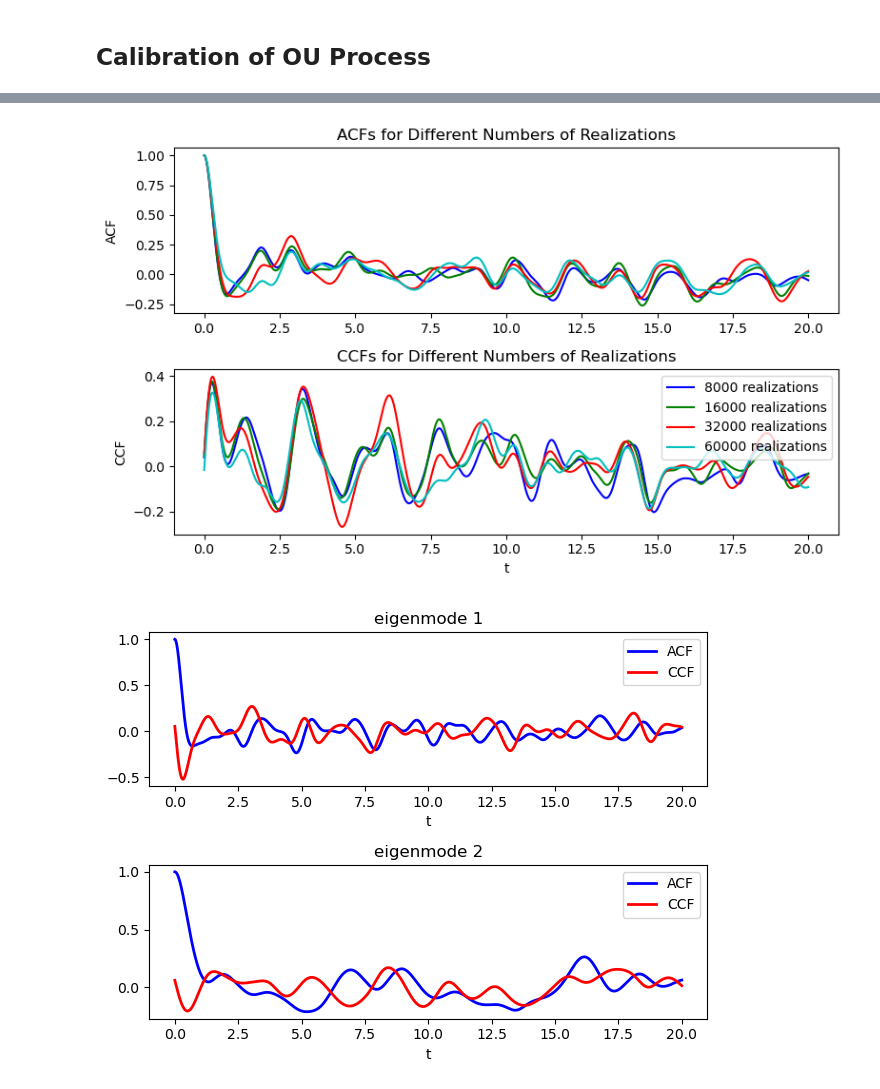
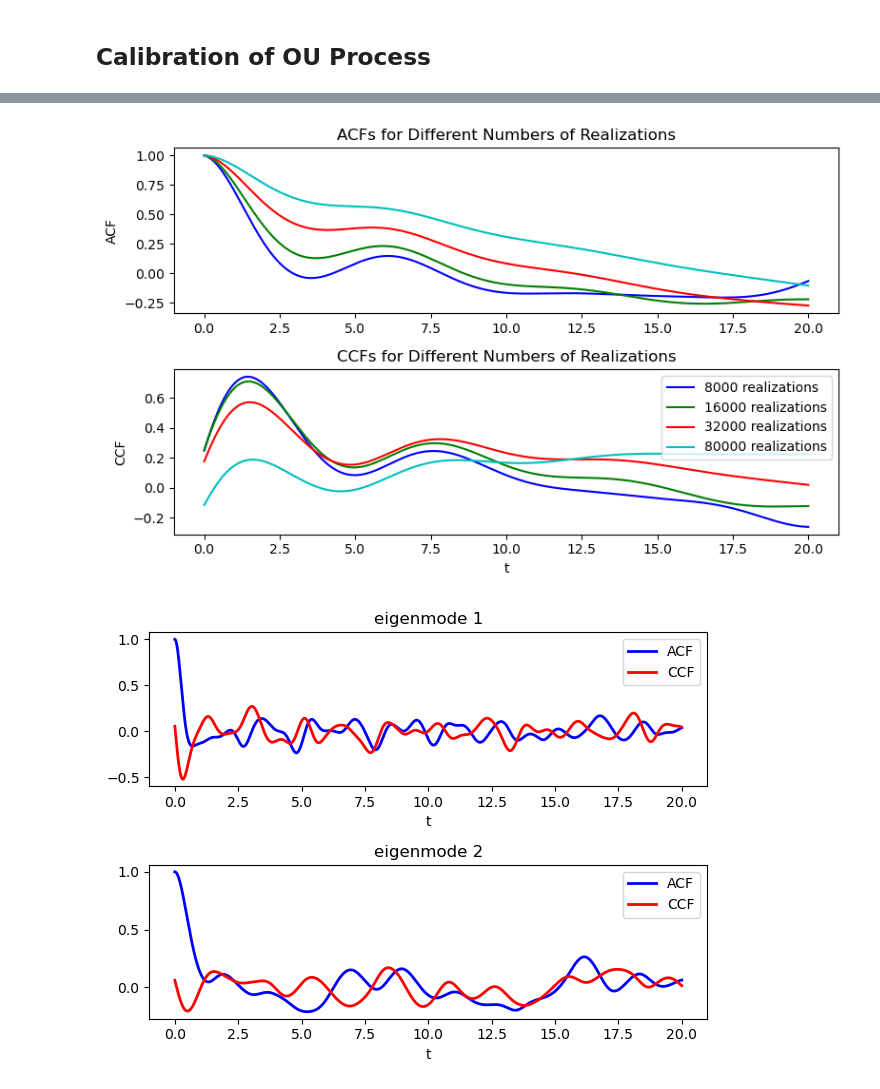
Before and after one commit to zhongruiw/LagrangianDA, a Jupyter notebook: code/LSM_K16.ipynb, the cells around one changed output, grey strips where cells are left out. Drawn from its saved outputs; the diff is of its cells as text; code cells hidden in the pictures.

```diff
--- a/code/LSM_K16.ipynb
+++ b/code/LSM_K16.ipynb
@@ -14,7 +14,7 @@ np.random.seed(2024)
 ## load data
 # %%
 # load data
-data_path = '/Users/ree/Documents/Research/Proj_1_LangrangeDA/code/qg_2layer_topo/QG_DATA_topo10_beta22_K16.mat'
+data_path = '/Users/ree/Documents/Research/Proj_1_LangrangeDA/code/qg_2layer_topo/QG_DATA_topo10_nu4e-13_beta60_K16.mat'
 with h5py.File(data_path, 'r') as file:
 #     print("Keys: %s" % file.keys())
     psi1_hat_t = np.transpose(file['psi_1_t'][()], axes=(2, 1, 0)) # reorder the dimensions from Python's row-major order back to MATLAB's column-major order
@@ -86,7 +86,7 @@ np.where(np.isnan(r1))
 ## Calibration of OU Process
 # %%
 # load eigenvectors
-eigens = np.load('../data/eigens_K16_beta22.npy', allow_pickle=True)
+eigens = np.load('../data/eigens_K16_beta60.npy', allow_pickle=True)
 r1 = eigens.item()['r1']
 r2 = eigens.item()['r2']
 omega1 = eigens.item()['omega1']
@@ -101,7 +101,7 @@ def ACF(data, gamma, omega):
     return np.exp(-gamma*data) * np.cos(omega*data)
 
 
-Lag = 40000  # lag for computing the ACF
+Lag = 60000  # lag for computing the ACF
 tt = np.linspace(0, Lag*dt, num=Lag+1, endpoint=True) # time interval to plot the ACF or cross-correlation function
 gamma_est = np.zeros((K,K,2))
 omega_est = np.zeros((K,K,2))
@@ -295,0 +296,3 @@ plt.show()
+# %%
+params = np.load('../data/est_paras_ou_K16_beta60.npy', allow_pickle=True).item()
+gamma, omega, omega_acf, omega_ccf, f, sigma, cut = params['gamma'], params['omega'], params['omega_acf'], params['omega_ccf'], params['f'], params['sigma'], params['cut']
@@ -307,7 +487,7 @@ def cf_eigen(psi1_hat_t, psi2_hat_t, r1, r2, ikx, iky, Lag):
 
     return acf_psi1, acf_psi2, ccf_psi1, ccf_psi2
 
-nums = [8000, 16000, 32000, 60000]
+nums = [8000, 16000, 32000, 80000]
 Lag = 40000  # lag for computing the ACF
 tt = np.linspace(0, Lag*dt, num=Lag+1, endpoint=True) # time interval to plot the ACF or cross-correlation function
 acf_psi = np.zeros((Lag+1,len(nums)))
@@ -315,34 +495,34 @@ acf_tau = np.zeros((Lag+1,len(nums)))
 ccf_psi = np.zeros((Lag+1,len(nums)))
 ccf_tau = np.zeros((Lag+1,len(nums)))
 
 ikx = 5; iky = 0;
 for inum,num in enumerate(nums):
     acf_psi[:,inum], acf_tau[:,inum], ccf_psi[:,inum], ccf_tau[:,inum] = cf_eigen(psi1_hat_t[:,:,:num+Lag], psi2_hat_t[:,:,:num+Lag], r1, r2, ikx, iky, Lag)
 
 plt.figure(figsize=(8, 5))  # Set the figure size (optional)
 
 colors = ['b', 'g', 'r', 'c','k']  # Colors for different lines
 labels = [f'{num} realizations' for num in nums]  # Labels for the legend
 
 plt.subplot(2, 1, 1)
 for i in range(len(nums)):
     plt.plot(tt, acf_psi[:, i], color=colors[i], label=labels[i])
 
 plt.ylabel('ACF')
 plt.title('ACFs for Different Numbers of Realizations')
 
 plt.subplot(2, 1, 2)
 for i in range(len(nums)):
     plt.plot(tt, ccf_psi[:, i], color=colors[i], label=labels[i])
 
 plt.xlabel('t')
 plt.ylabel('CCF')
 plt.title('CCFs for Different Numbers of Realizations')
 plt.legend()
 plt.tight_layout()
 plt.show()
 # %% [output]
-[figure, old version]
+[figure, new version]
 # %%
 # Showing the ACF and the cross-correlation
 plt.subplot(2, 1, 1)
```
Also changed, not shown: parts of 29 cells of this notebook, 20 other files.
